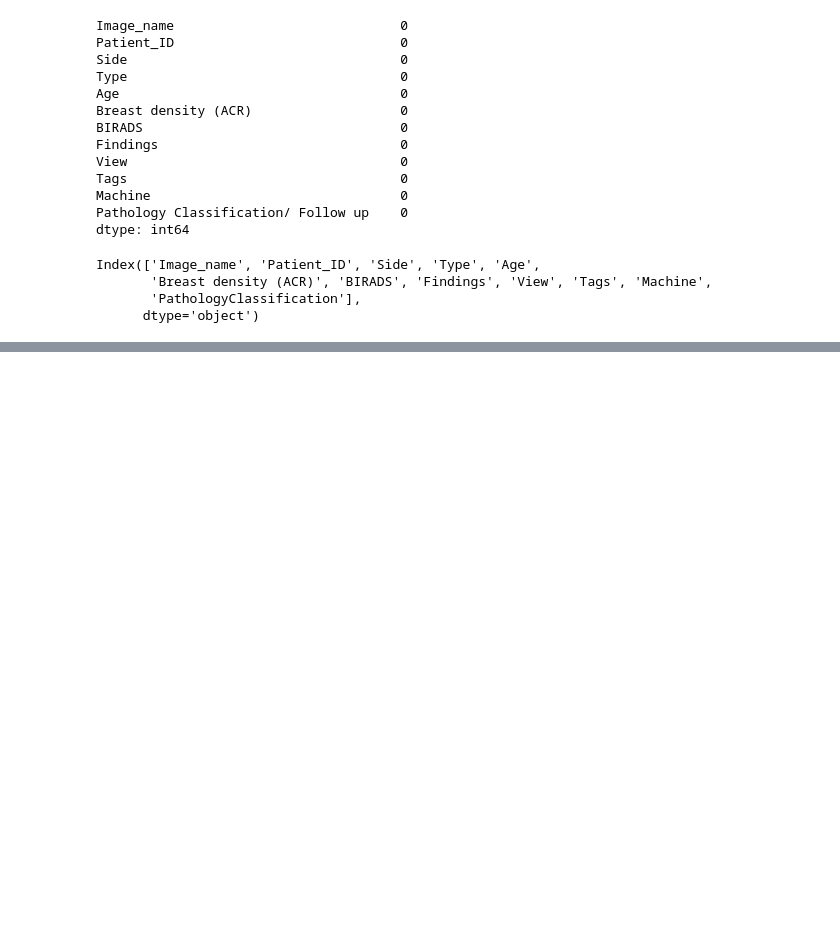
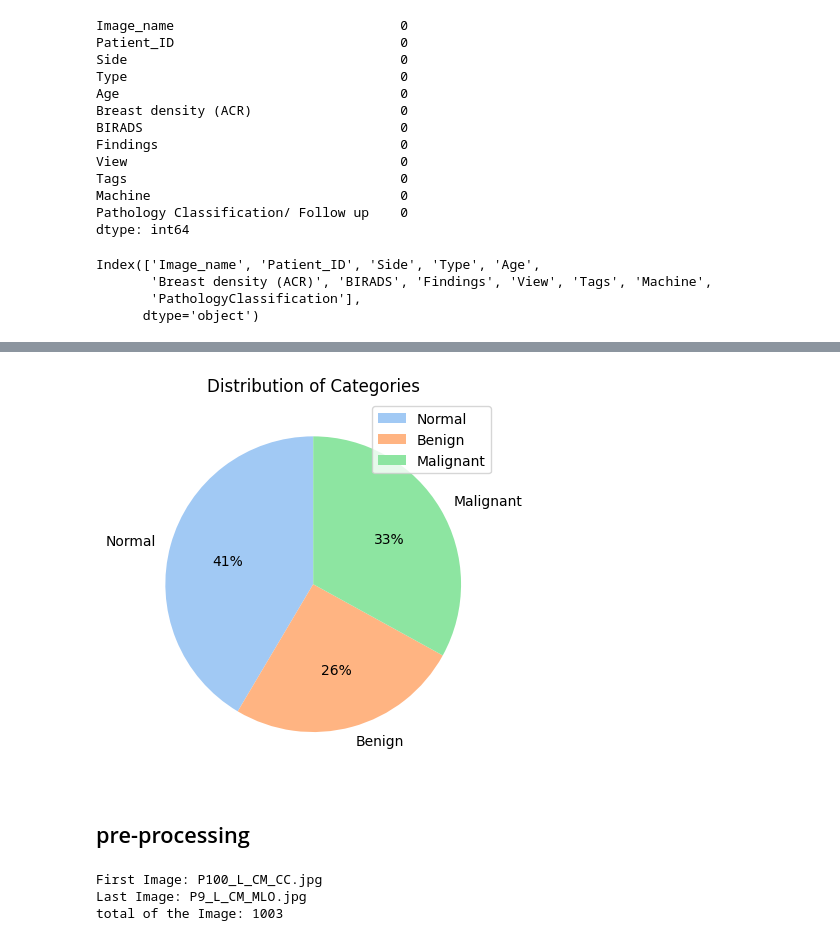
Before and after one commit to abdolazizsalimi/PGU_DataMining_1402, a Jupyter notebook: finalProject/Breast-Canser-notebook.ipynb, the cells around one changed output, grey strips where cells are left out. Drawn from its saved outputs; the diff is of its cells as text; code cells hidden in the pictures; blank space fills up the shorter version.

```diff
--- a/finalProject/Breast-Canser-notebook.ipynb
+++ b/finalProject/Breast-Canser-notebook.ipynb
@@ -60,0 +145,10 @@ Index(['Image_name', 'Patient_ID', 'Side', 'Type', 'Age',
+# %%
+colors = sns.color_palette('pastel')[0:3]
+plt.pie(counts, labels=labels, autopct='%.0f%%', startangle=90, colors=colors )
+plt.title("Distribution of Categories")
+plt.legend(loc='best')
+plt.show()
+# %% [output]
+[figure, added]
+# %% [markdown]
+## pre-processing
@@ -60,0 +160,8 @@ Index(['Image_name', 'Patient_ID', 'Side', 'Type', 'Age',
+# %%
+print(f"First Image: {firstImage}")
+print(f"Last Image: {lastImage}")
+print(f'total of the Image: {len(Imagefile)}')
+# %% [output]
+First Image: P100_L_CM_CC.jpg
+Last Image: P9_L_CM_MLO.jpg
+total of the Image: 1003
```
Also changed, not shown: parts of 23 cells of this notebook, 1 other file.
